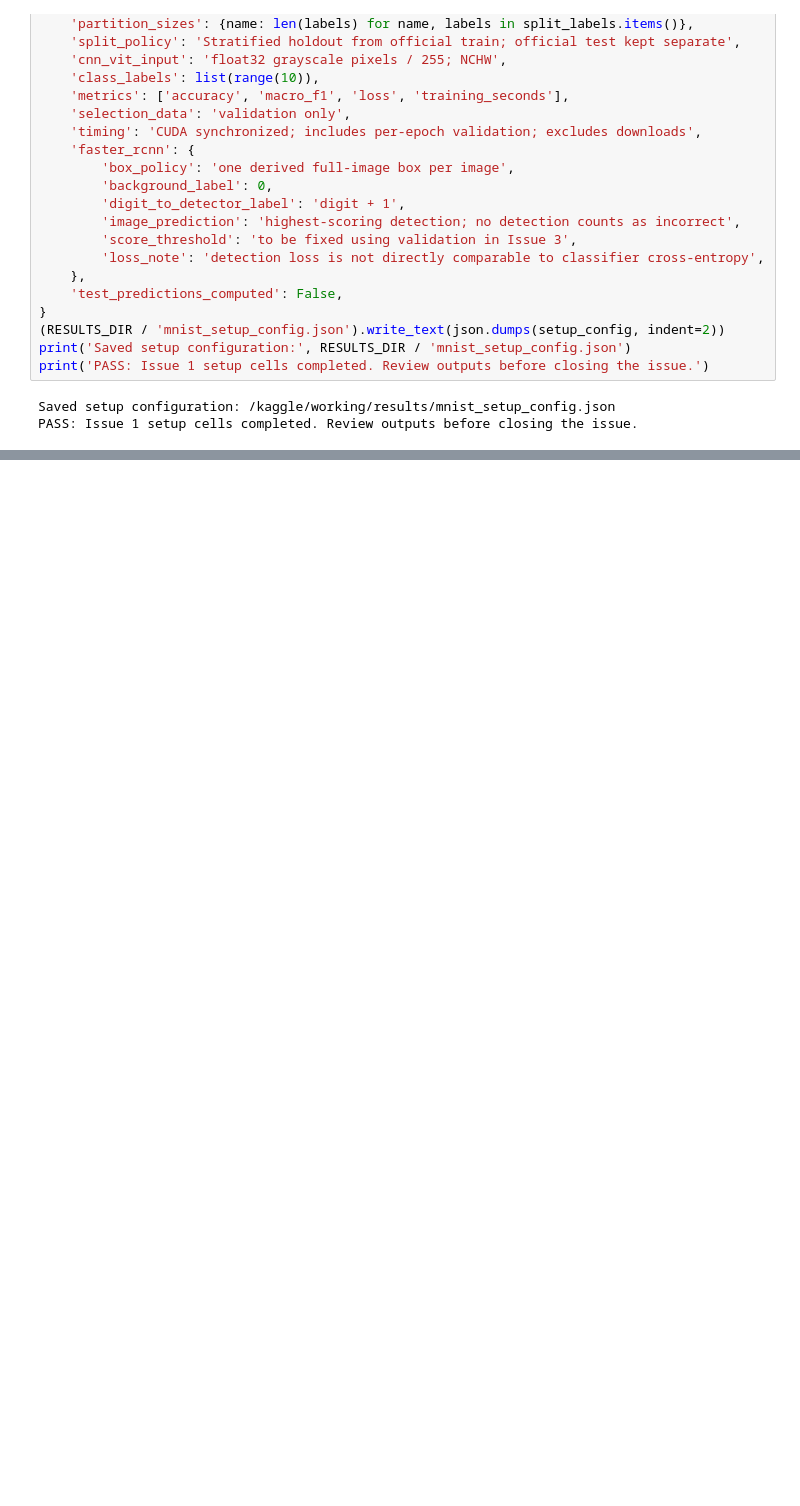
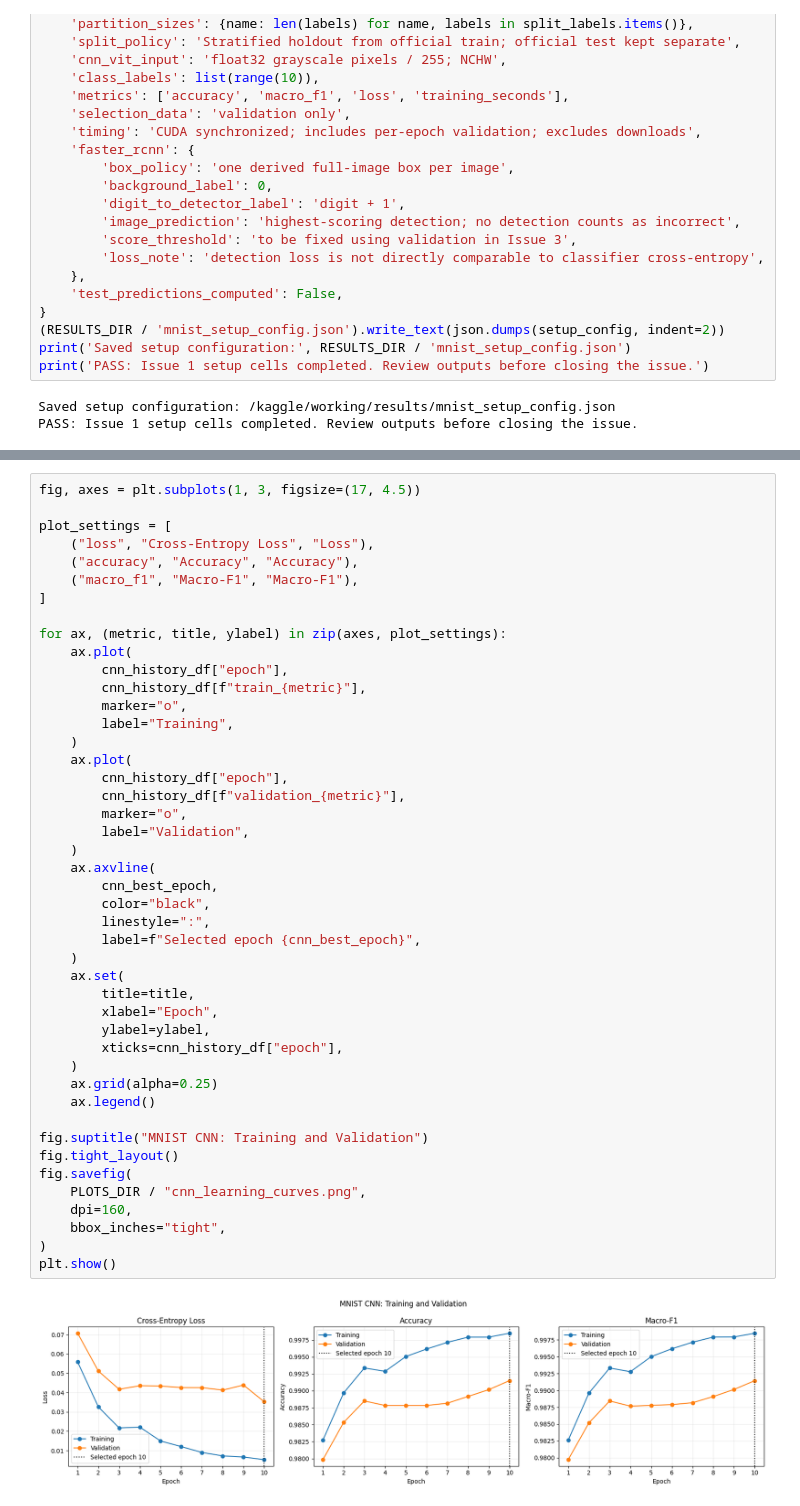
Before and after one commit to soulaimane-22/Deep-Learning-Lab2, a Jupyter notebook: notebooks/01_cnn_mnist.ipynb, the cells around one changed output, grey strips where cells are left out. Drawn from its saved outputs; the diff is of its cells as text; blank space fills up the shorter version.

Commit message:
Document verified MNIST setup and CNN experiments

```diff
--- a/notebooks/01_cnn_mnist.ipynb
+++ b/notebooks/01_cnn_mnist.ipynb
@@ -335,0 +644,47 @@ Define convolution, pooling, and fully connected layers, then train on GPU and r
+# %%
+fig, axes = plt.subplots(1, 3, figsize=(17, 4.5))
+
+plot_settings = [
+    ("loss", "Cross-Entropy Loss", "Loss"),
+    ("accuracy", "Accuracy", "Accuracy"),
+    ("macro_f1", "Macro-F1", "Macro-F1"),
+]
+
+for ax, (metric, title, ylabel) in zip(axes, plot_settings):
+    ax.plot(
+        cnn_history_df["epoch"],
+        cnn_history_df[f"train_{metric}"],
+        marker="o",
+        label="Training",
+    )
+    ax.plot(
+        cnn_history_df["epoch"],
+        cnn_history_df[f"validation_{metric}"],
+        marker="o",
+        label="Validation",
+    )
+    ax.axvline(
+        cnn_best_epoch,
+        color="black",
+        linestyle=":",
+        label=f"Selected epoch {cnn_best_epoch}",
+    )
+    ax.set(
+        title=title,
+        xlabel="Epoch",
+        ylabel=ylabel,
+        xticks=cnn_history_df["epoch"],
+    )
+    ax.grid(alpha=0.25)
+    ax.legend()
+
+fig.suptitle("MNIST CNN: Training and Validation")
+fig.tight_layout()
+fig.savefig(
+    PLOTS_DIR / "cnn_learning_curves.png",
+    dpi=160,
+    bbox_inches="tight",
+)
+plt.show()
+# %% [output]
+[figure, added]
```
Also changed, not shown: parts of 9 cells of this notebook, 7 other files.
